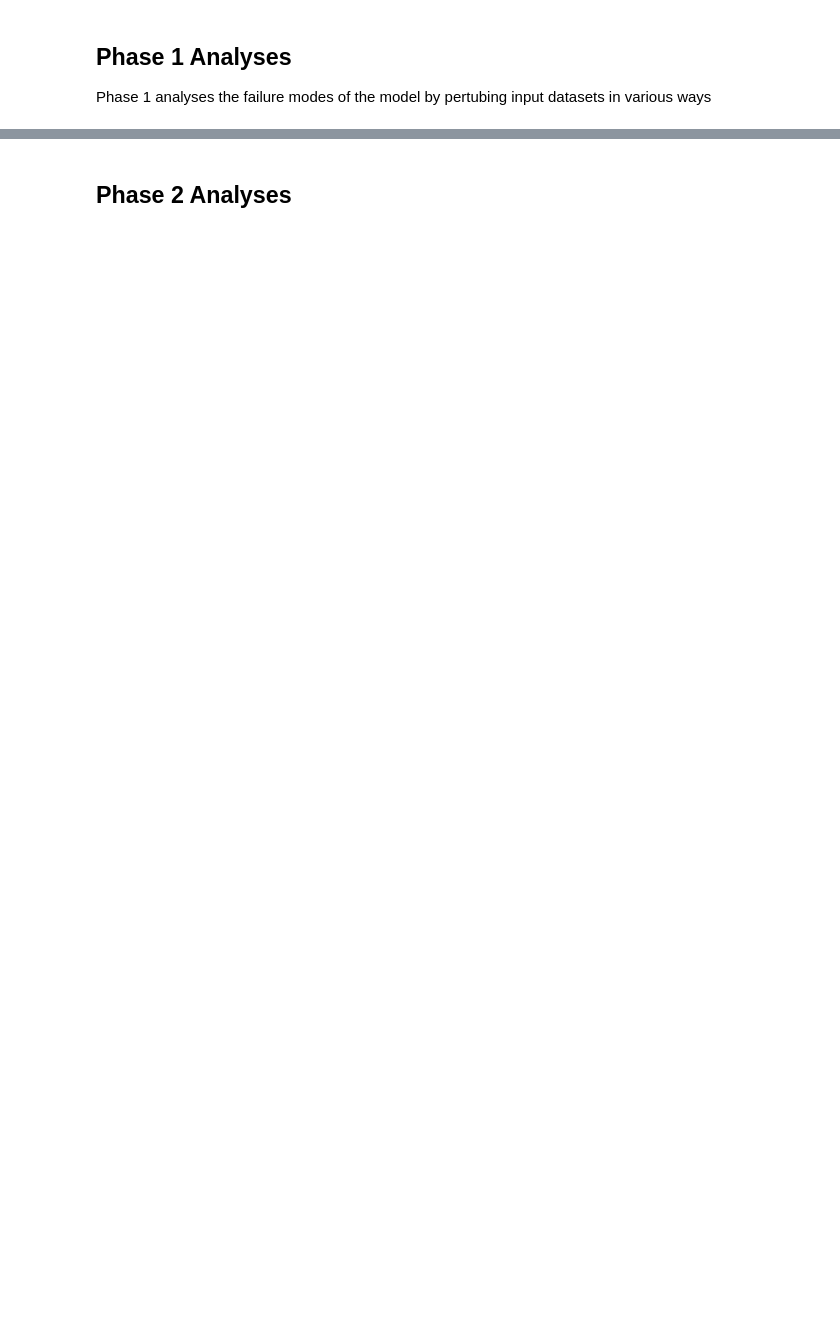
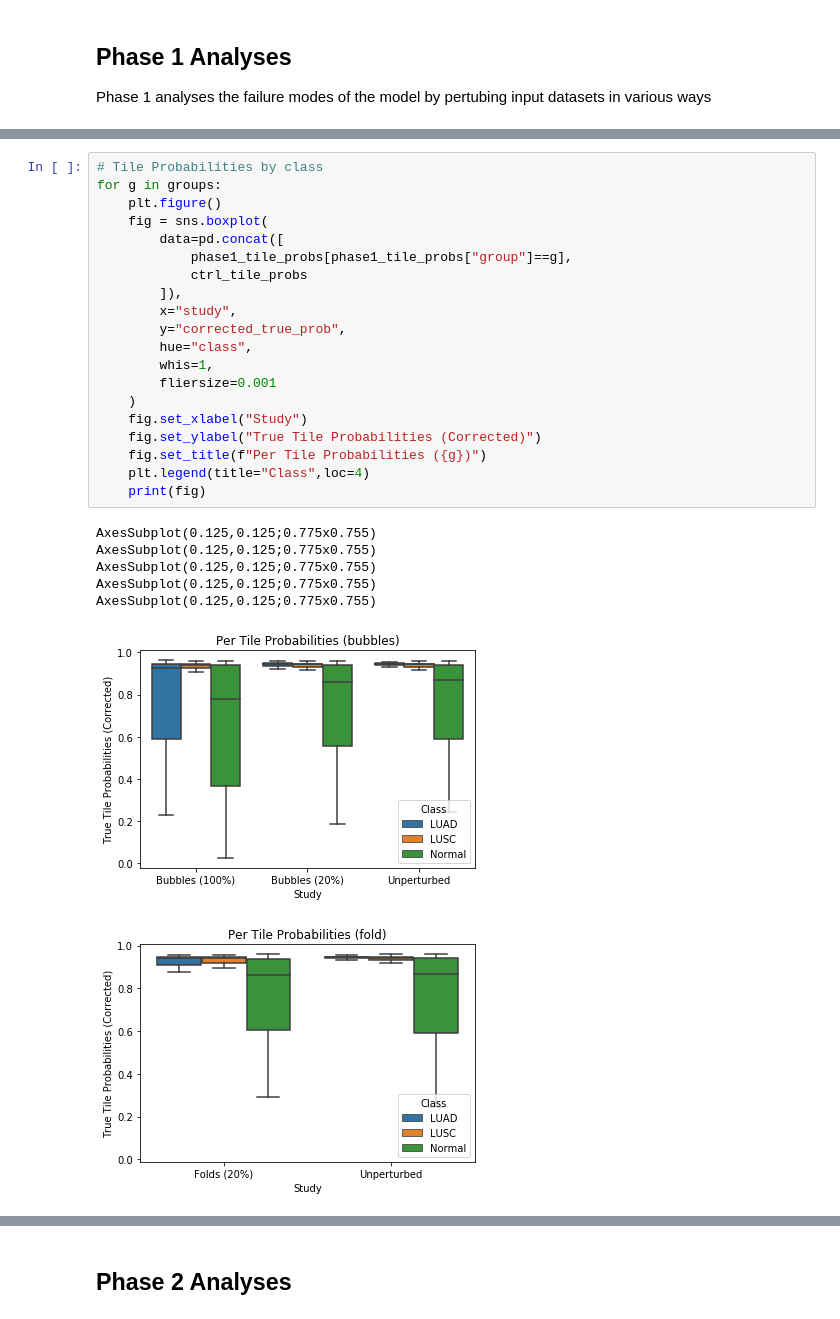
Before and after one commit to Systems-Imaging-Bioinformatics-Lab/histopath_failure_modes, a Jupyter notebook: Results.ipynb, the cells around one changed output, grey strips where cells are left out. Drawn from its saved outputs; the diff is of its cells as text; blank space fills up the shorter version.

```diff
--- a/Results.ipynb
+++ b/Results.ipynb
@@ -38,0 +125,28 @@ phase1_slide_probs = pd.concat({
+# %%
+# Tile Probabilities by class
+for g in groups:
+    plt.figure()
+    fig = sns.boxplot(
+        data=pd.concat([
+            phase1_tile_probs[phase1_tile_probs["group"]==g],
+            ctrl_tile_probs
+        ]),
+        x="study",
+        y="corrected_true_prob",
+        hue="class",
+        whis=1,
+        fliersize=0.001
+    )
+    fig.set_xlabel("Study")
+    fig.set_ylabel("True Tile Probabilities (Corrected)")
+    fig.set_title(f"Per Tile Probabilities ({g})")
+    plt.legend(title="Class",loc=4)
+    print(fig)
+# %% [output]
+AxesSubplot(0.125,0.125;0.775x0.755)
+AxesSubplot(0.125,0.125;0.775x0.755)
+AxesSubplot(0.125,0.125;0.775x0.755)
+AxesSubplot(0.125,0.125;0.775x0.755)
+AxesSubplot(0.125,0.125;0.775x0.755)
+[figure, added]
+[figure, added]
```
Also changed, not shown: parts of 15 cells of this notebook.
